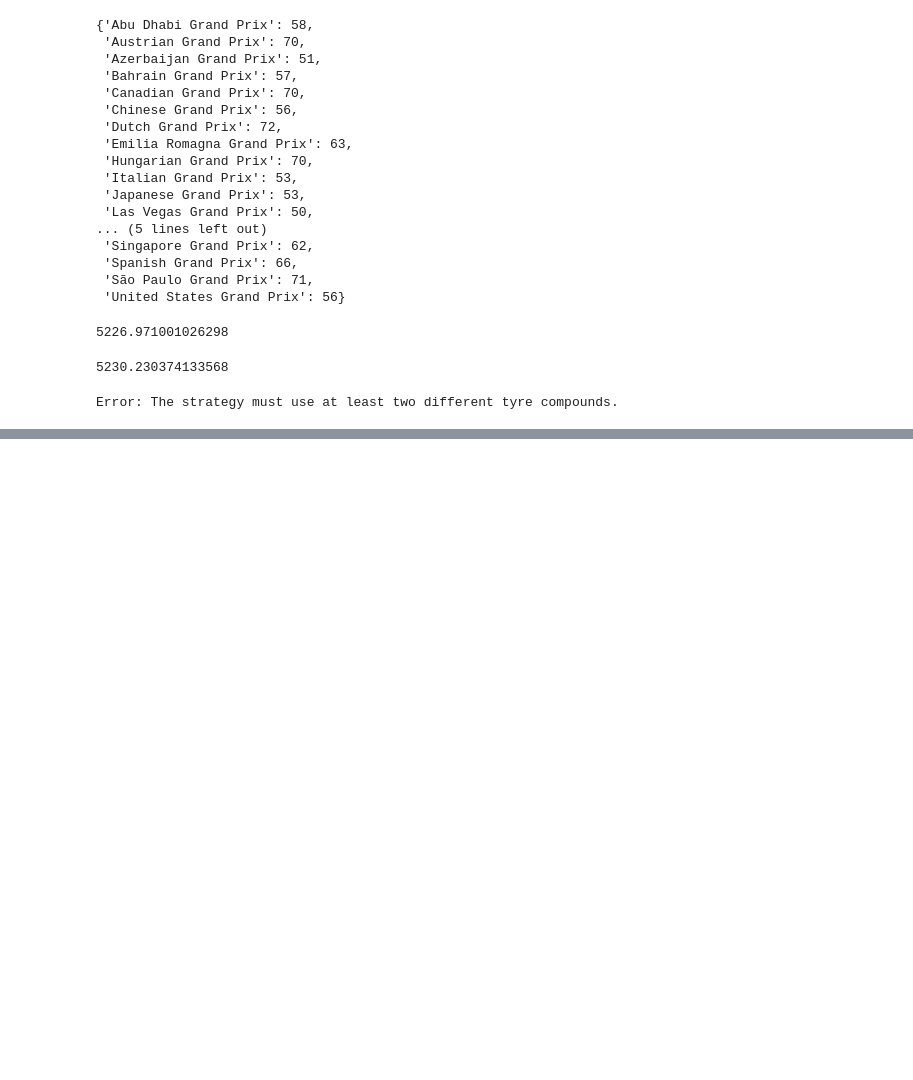
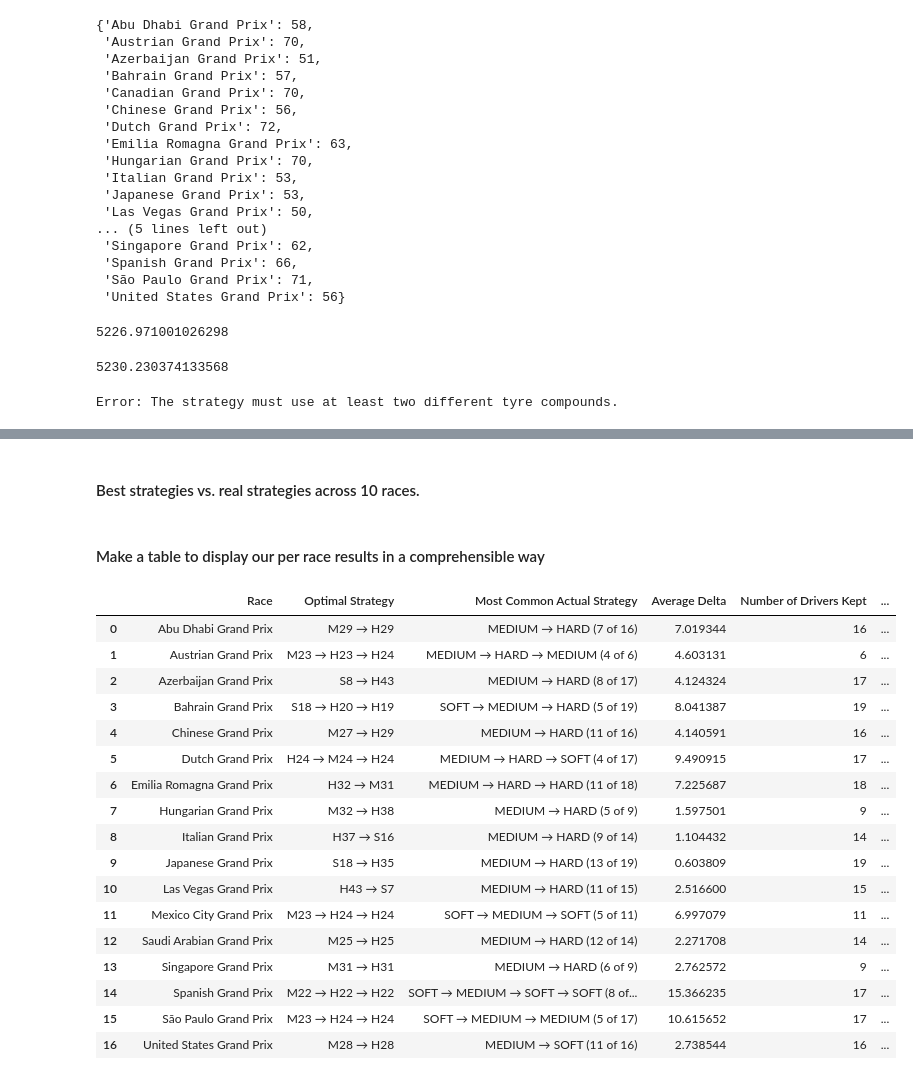
Before and after one commit to JordanMongardini1/f1-tyre-strategy, a Jupyter notebook: notebooks/03_counterfactuals.ipynb, the cells around one changed output, grey strips where cells are left out. Drawn from its saved outputs; the diff is of its cells as text; code cells hidden in the pictures; blank space fills up the shorter version.

```diff
--- a/notebooks/03_counterfactuals.ipynb
+++ b/notebooks/03_counterfactuals.ipynb
@@ -63,0 +170,2 @@ Error: The strategy must use at least two different tyre compounds.
+# %% [markdown]
+#### Best strategies vs. real strategies across 10 races.
@@ -63,0 +214,72 @@ Error: The strategy must use at least two different tyre compounds.
+# %% [markdown]
+#### Make a table to display our per race results in a comprehensible way
+# %%
+races = []
+optimal_strategies = []
+most_common_actual_strategies = []
+average_deltas = []
+number_of_drivers_kept = []
+number_of_drivers_dropped = []
+number_of_strategies_checked = []
+best_times = []
+
+def most_common_actual_strategy(real_strategies: dict[str, Strategy], finished_drivers:list[str]):
+    #We only care about the list of ordered compounds used in the actual strategies
+    compounds = []
+    for driver in finished_drivers:
+        strategy = real_strategies[driver]
+        order_compounds = []
+        for stint in strategy.stints:
+            order_compounds.append(stint.compound)
+        compounds.append(tuple(order_compounds))
+
+    order, count = collections.Counter(compounds).most_common(1)[0]
+    return f"{' → '.join(order)} ({count} of {len(finished_drivers)})"
+
+def compact_strategy(strategy: Strategy) -> str:
+    #Shorten each stint to compound letter and laps, for example M23 -> H35
+    return " → ".join(f"{stint.compound[0]}{stint.laps}" for stint in strategy.stints)
+
+for race in race_results.keys():
+    races.append(race)
+    results = race_results[race]
+
+    optimal_strategies.append(compact_strategy(results['optimal']))
+    most_common_actual_strategies.append(most_common_actual_strategy(results['actual'], results['kept']))
+    average_deltas.append(sum(results['deltas'].values()) / len(results['deltas']))
+    number_of_drivers_kept.append(len(results['kept']))
+    number_of_drivers_dropped.append(len(results['dropped']) + results['skipped'])
+    number_of_strategies_checked.append(results['num_checked'])
+    best_times.append(results['best_time'])
+
+race_table = pd.DataFrame({
+    'Race': races,
+    'Optimal Strategy': optimal_strategies,
+    'Most Common Actual Strategy': most_common_actual_strategies,
+    'Average Delta': average_deltas,
+    'Number of Drivers Kept': number_of_drivers_kept,
+    'Number of Drivers Dropped': number_of_drivers_dropped,
+    'Number of Strategies Checked': number_of_strategies_checked,
+    'Best Time': best_times
+})
+
+race_table
+# %% [output]
+|  | Race | Optimal Strategy | Most Common Actual Strategy | Average Delta | Number of Drivers Kept | ... |
+| 0 | Abu Dhabi Grand Prix | M29 → H29 | MEDIUM → HARD (7 of 16) | 7.019344 | 16 | ... |
+| 1 | Austrian Grand Prix | M23 → H23 → H24 | MEDIUM → HARD → MEDIUM (4 of 6) | 4.603131 | 6 | ... |
+| 2 | Azerbaijan Grand Prix | S8 → H43 | MEDIUM → HARD (8 of 17) | 4.124324 | 17 | ... |
+| 3 | Bahrain Grand Prix | S18 → H20 → H19 | SOFT → MEDIUM → HARD (5 of 19) | 8.041387 | 19 | ... |
+| 4 | Chinese Grand Prix | M27 → H29 | MEDIUM → HARD (11 of 16) | 4.140591 | 16 | ... |
+| 5 | Dutch Grand Prix | H24 → M24 → H24 | MEDIUM → HARD → SOFT (4 of 17) | 9.490915 | 17 | ... |
+| 6 | Emilia Romagna Grand Prix | H32 → M31 | MEDIUM → HARD → HARD (11 of 18) | 7.225687 | 18 | ... |
+| 7 | Hungarian Grand Prix | M32 → H38 | MEDIUM → HARD (5 of 9) | 1.597501 | 9 | ... |
+| 8 | Italian Grand Prix | H37 → S16 | MEDIUM → HARD (9 of 14) | 1.104432 | 14 | ... |
+| 9 | Japanese Grand Prix | S18 → H35 | MEDIUM → HARD (13 of 19) | 0.603809 | 19 | ... |
+| 10 | Las Vegas Grand Prix | H43 → S7 | MEDIUM → HARD (11 of 15) | 2.516600 | 15 | ... |
+| 11 | Mexico City Grand Prix | M23 → H24 → H24 | SOFT → MEDIUM → SOFT (5 of 11) | 6.997079 | 11 | ... |
+| 12 | Saudi Arabian Grand Prix | M25 → H25 | MEDIUM → HARD (12 of 14) | 2.271708 | 14 | ... |
+| 13 | Singapore Grand Prix | M31 → H31 | MEDIUM → HARD (6 of 9) | 2.762572 | 9 | ... |
+| 14 | Spanish Grand Prix | M22 → H22 → H22 | SOFT → MEDIUM → SOFT → SOFT (8 of... | 15.366235 | 17 | ... |
+| 15 | São Paulo Grand Prix | M23 → H24 → H24 | SOFT → MEDIUM → MEDIUM (5 of 17) | 10.615652 | 17 | ... |
+| 16 | United States Grand Prix | M28 → H28 | MEDIUM → SOFT (11 of 16) | 2.738544 | 16 | ... |
```
Also changed, not shown: parts of 13 cells of this notebook, 2 other files.
